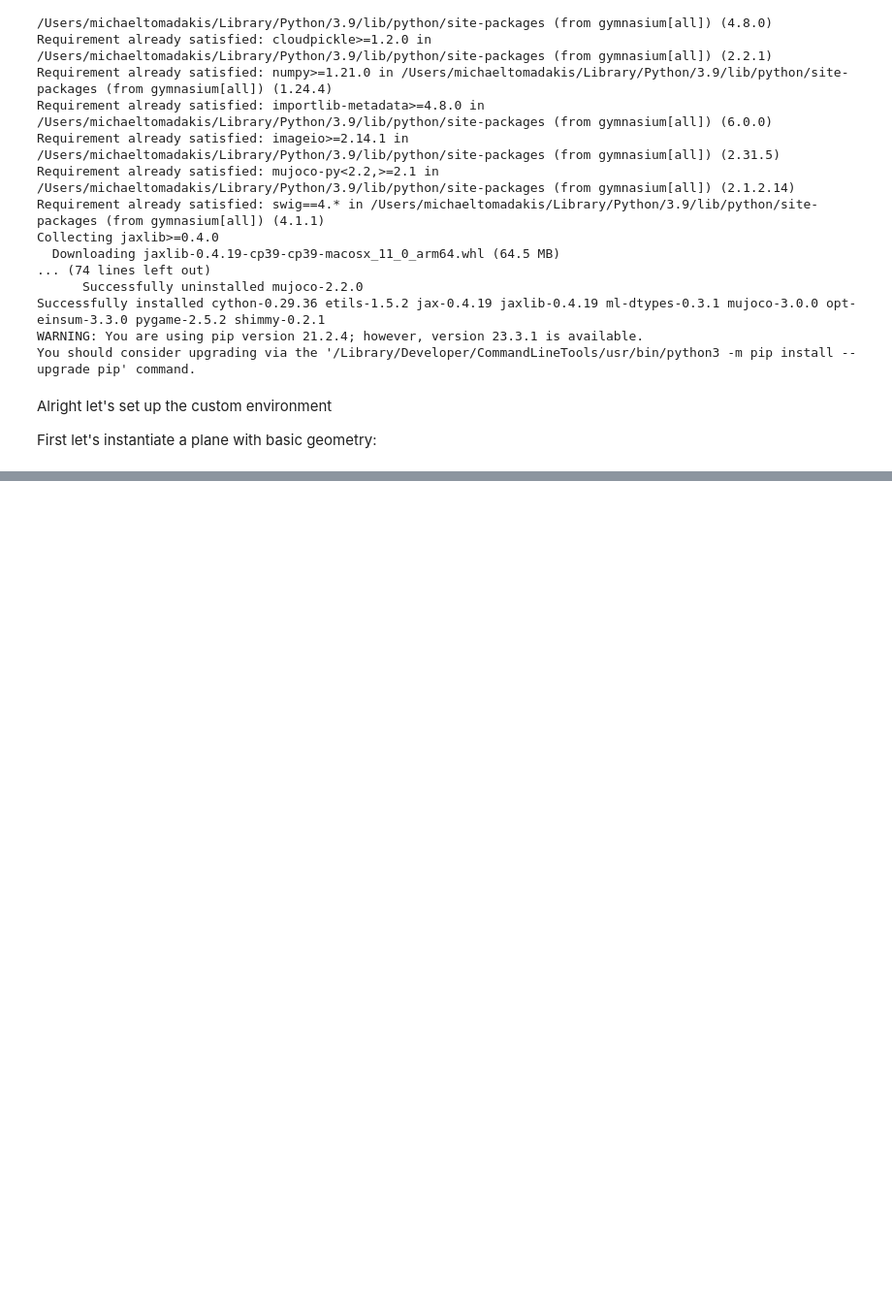
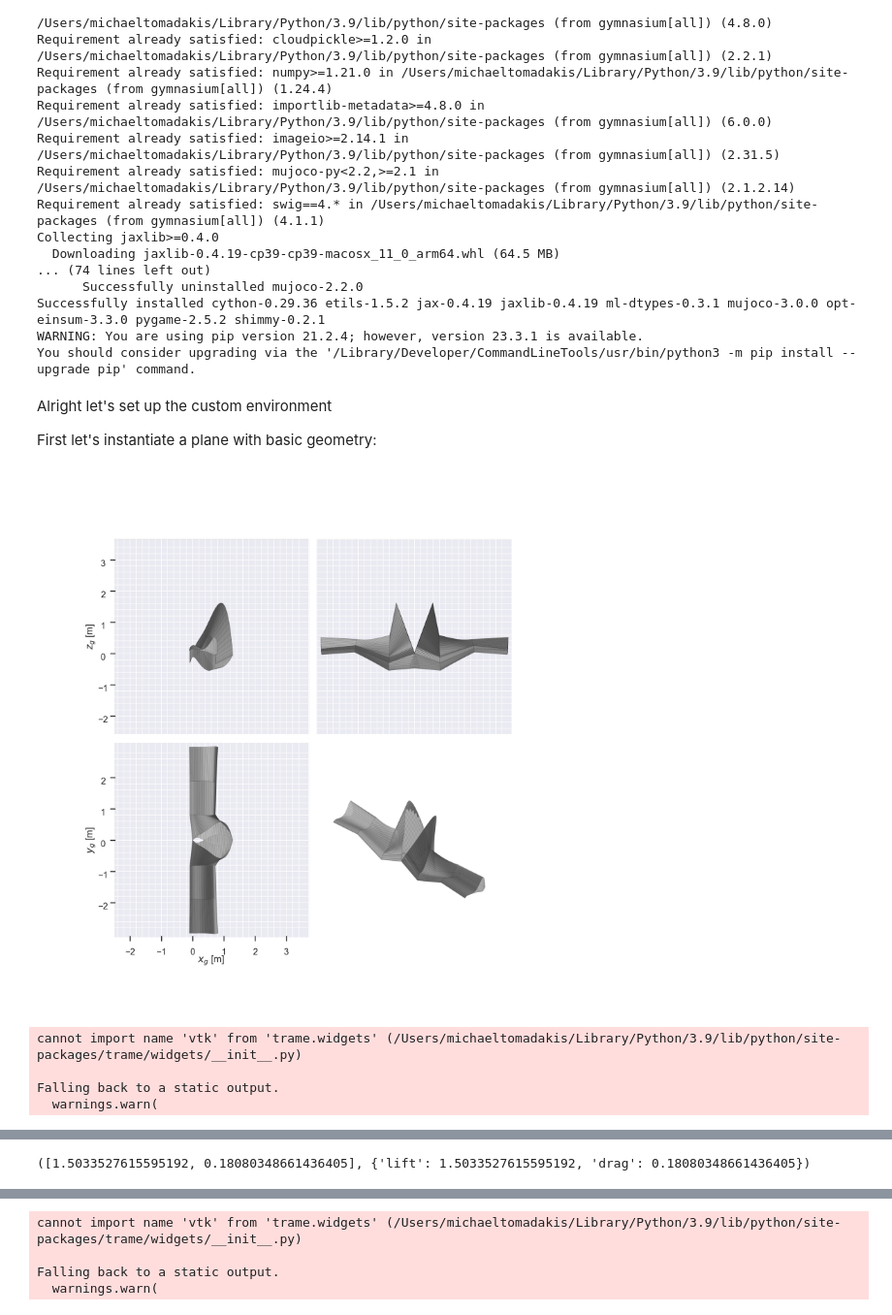
Before and after one commit to Skunkmeister/DSP-F23, a Jupyter notebook: MichaelTutorialCopy/attemptingPPOWithBaseline.ipynb, the cells around one changed output, grey strips where cells are left out. Shown at 97% size. Saved outputs shown, nothing was run; the diff lists cells and outputs as text; code cells hidden in the pictures; blank space fills up the shorter version.

```diff
--- a/MichaelTutorialCopy/attemptingPPOWithBaseline.ipynb
+++ b/MichaelTutorialCopy/attemptingPPOWithBaseline.ipynb
@@ -89,8 +89,8 @@ class AeroEnv(gym.Env):
 		self.init_xyz_le = [[0, i, 0] for i in range(numChords)]
 		self.init_chord = [1] * numChords
 		self.init_twist = [0] * numChords
-		self.init_upper_weights = [np.array([0.1] * kulfanWeightResolution,np.float32) for _ in range(numChords)]
-		self.init_lower_weights = [np.array([0.1] * kulfanWeightResolution,np.float32) for _ in range(numChords)]
+		self.init_upper_weights = [np.array([1] * kulfanWeightResolution,np.float32) for _ in range(numChords)]
+		self.init_lower_weights = [np.array([0.5] * kulfanWeightResolution,np.float32) for _ in range(numChords)]
 		self.init_leading_edge_weight = [0] * numChords
 		self.init_N1 = [1] * numChords
 		self.init_N2 = [1] * numChords
@@ -118,7 +118,6 @@ class AeroEnv(gym.Env):
 				)],
 		)
 
-
 		#Initialize action space
 		action_space = spaces.Box(low=low, high=high, dtype=np.float32)
 		self.action_space = action_space
@@ -126,15 +125,14 @@ class AeroEnv(gym.Env):
 											dtype=np.float32)
 
 	def step(self, action):
-
 		for i in range(numChords):
 			idx = i * vectorLengthPerXSec
+
 			# Apply dX, dY, dZ
-
 			newXYZ_le = [
-					self.xsecs[i].xyz_le[0] + action[idx], 		#x + dx
-					self.xsecs[i].xyz_le[1] + action[idx + 1],	#y + dy
-					self.xsecs[i].xyz_le[2] + action[idx + 2]	#z + dz
+				self.xsecs[i].xyz_le[0] + action[idx], 		#x + dx
+				self.xsecs[i].xyz_le[1] + action[idx + 1],	#y + dy
+				self.xsecs[i].xyz_le[2] + action[idx + 2]	#z + dz
 			]
 			# Apply dChord, dTwist
 			newChord = self.xsecs[i].chord + action[idx + 3] #chord + dchord
@@ -147,10 +145,10 @@ class AeroEnv(gym.Env):
 			# Set LEW, N1, N2
 			newLeading_edge_weight = action[idx + 5+2*kulfanWeightResolution] 	# LEW = action's LEW
 			newN1 = action[idx + 6+2*kulfanWeightResolution] 					# N1 = action's N1
-			newN2 = action[idx + 7+2*kulfanWeightResolution]						# N2 = action's N2
+			newN2 = action[idx + 7+2*kulfanWeightResolution]					# N2 = action's N2
 
 			self.xsecs[i] = asb.WingXSec(
-				xyz_le=newXYZ_le,
+				xyz_le= ([0,0,0] if i == 0 else newXYZ_le),
 				chord=newChord,
 				twist=newTwist,
 				airfoil=asb.KulfanAirfoil(
@@ -162,9 +160,10 @@ class AeroEnv(gym.Env):
 				)
 			)
 
+
 		self.airplane = asb.Airplane(
 			name="TestPlane",
-			xyz_ref=[0, 0, 0],        # Reference for moments
+			xyz_ref=[0, 0, 0],
 			wings=[asb.Wing(
 					name="Wing",
 					symmetric=True,
@@ -182,12 +181,22 @@ class AeroEnv(gym.Env):
 		aero = self.vlm.run()  # Returns a dictionary
 		liftCoeff = aero["CL"]
 		dragCoeff = aero["CD"]
-		reward=liftCoeff/dragCoeff
-		return [liftCoeff, dragCoeff], reward, reward > 1.4, reward > 1.4, [liftCoeff, dragCoeff] #last array here is the info object
 
+		obs = [liftCoeff, dragCoeff]
+		reward = liftCoeff/dragCoeff
+		terminated = bool(reward >= 120)
+		truncated = bool(reward >= 120)
+		info = {"lift": liftCoeff, "drag": dragCoeff}
+
+		return obs, reward, terminated, truncated, info #last array here is the info object
+    # observation (ObsType): An element of the environment's observation_space as the next observation due to the agent actions.
+    # reward (SupportsFloat): The reward as a result of taking the action.
+    # terminated (bool): Whether the agent reaches the terminal state (as defined under the MDP of the task)
+    # truncated (bool): Whether the truncation condition outside the scope of the MDP is satisfied.
+    # info (dict): Contains auxiliary diagnostic information (helpful for debugging, learning, and logging).
 
 	def reset(self, seed):
-    # 1. Reinitialize wing sections to their initial states
+		# Reinitialize wing sections to their initial states
 		self.xsecs = [asb.WingXSec(
 			xyz_le=self.init_xyz_le[i],
 			chord=self.init_chord[i],
@@ -224,7 +233,7 @@ class AeroEnv(gym.Env):
 		liftCoeff = aero["CL"]
 		dragCoeff = aero["CD"]
 
-		return [liftCoeff, dragCoeff]
+		return [liftCoeff, dragCoeff], {"lift": liftCoeff, "drag": dragCoeff}
 
 	def render(self):
 		self.vlm.run()
@@ -236,8 +245,17 @@ class AeroEnv(gym.Env):
 # %%
 env = AeroEnv()
 episodes = 50
 obs = env.reset(123)
 random_action = env.action_space.sample()
 obs, reward, terminated, truncated, info = env.step(random_action)
 obs, reward, terminated, truncated, info = env.step(random_action)
 obs, reward, terminated, truncated, info = env.step(random_action)
+env.render()
+print(env.reset(123))
+env.render()
+# %% [output]
+[figure, added]
+cannot import name 'vtk' from 'trame.widgets' (/Users/michaeltomadakis/Library/Python/3.9/lib/python/site-packages/trame/widgets/__init__.py)
+
+Falling back to a static output.
+  warnings.warn(
@@ -243,0 +263 @@ obs, reward, terminated, truncated, info = env.step(random_action)
+([1.5033527615595192, 0.18080348661436405], {'lift': 1.5033527615595192, 'drag': 0.18080348661436405})
@@ -243,0 +265,4 @@ obs, reward, terminated, truncated, info = env.step(random_action)
+cannot import name 'vtk' from 'trame.widgets' (/Users/michaeltomadakis/Library/Python/3.9/lib/python/site-packages/trame/widgets/__init__.py)
+
+Falling back to a static output.
+  warnings.warn(
```
Also changed, not shown: parts of 4 cells of this notebook, 2 other files.
